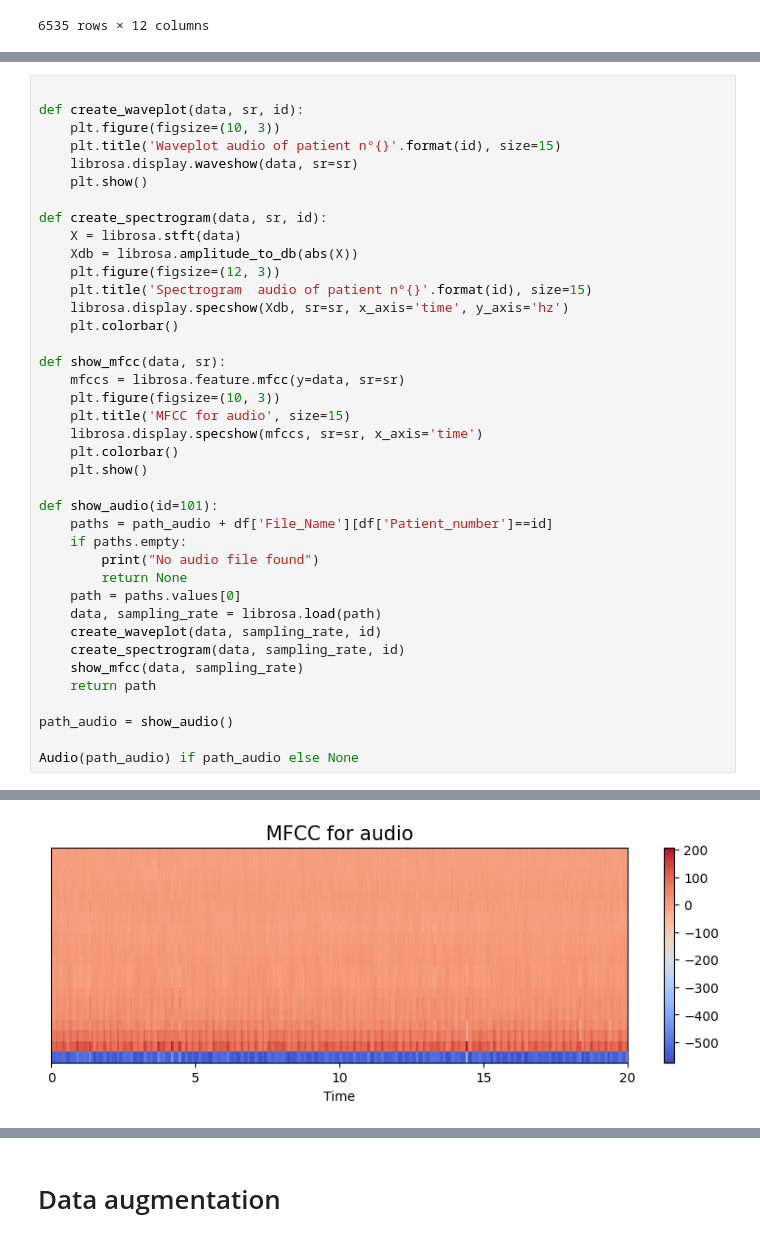
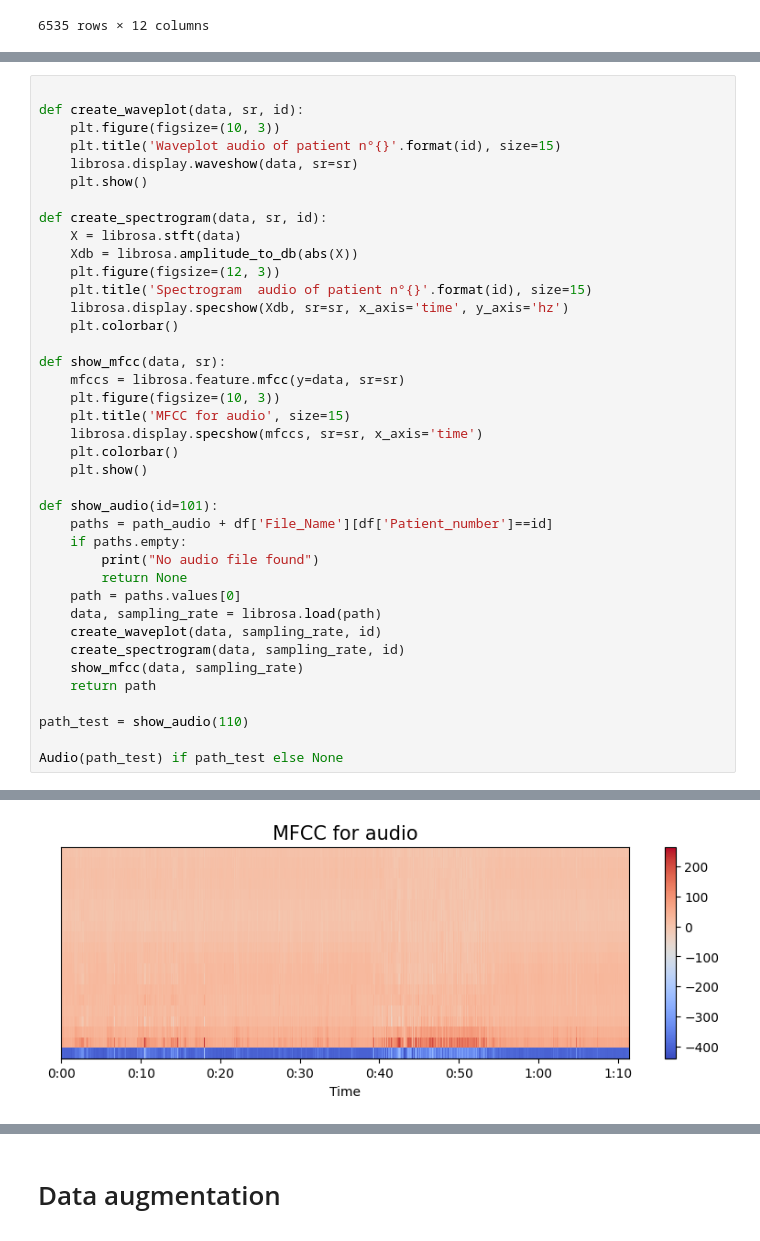
Before and after one commit to Hunkein/Exam-Son-Corentin-Kenny-Augustin-Theo, a Jupyter notebook: theo.ipynb, the cells around one changed output, grey strips where cells are left out. Drawn from its saved outputs; the diff is of its cells as text.

```diff
--- a/theo.ipynb
+++ b/theo.ipynb
@@ -259,7 +259,7 @@ def show_audio(id=101):
     show_mfcc(data, sampling_rate)
     return path
 
-path_audio = show_audio()
+path_test = show_audio(110)
 
-Audio(path_audio) if path_audio else None
+Audio(path_test) if path_test else None
 # %% [output]
@@ -268,4 +268,4 @@ Audio(path_audio) if path_audio else None
-[figure, old version]
+[figure, new version]
 [interactive output not drawn]
 # %% [markdown]
 # Data augmentation
```
Also changed, not shown: parts of 10 cells of this notebook.
